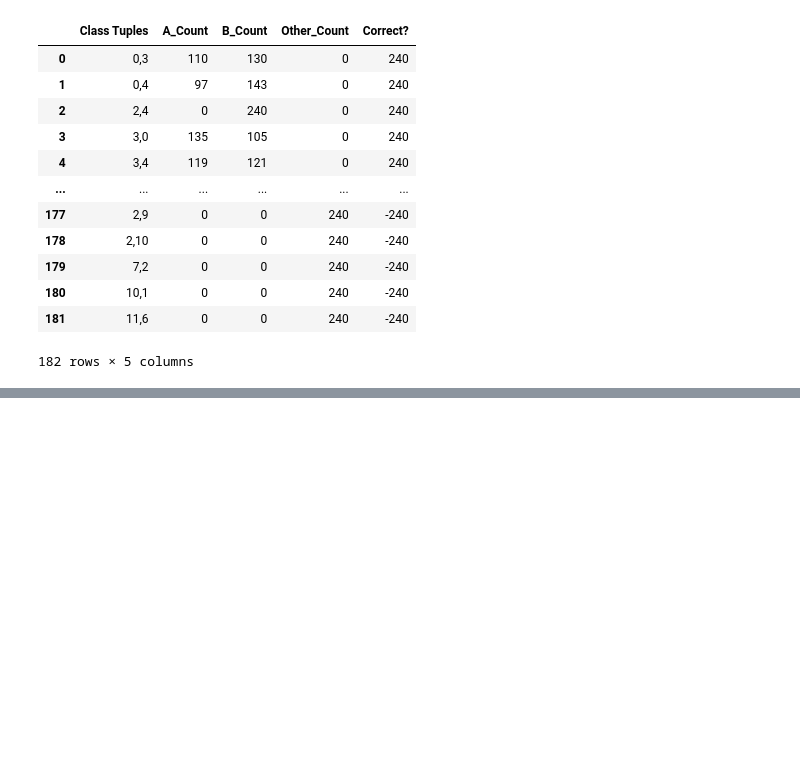
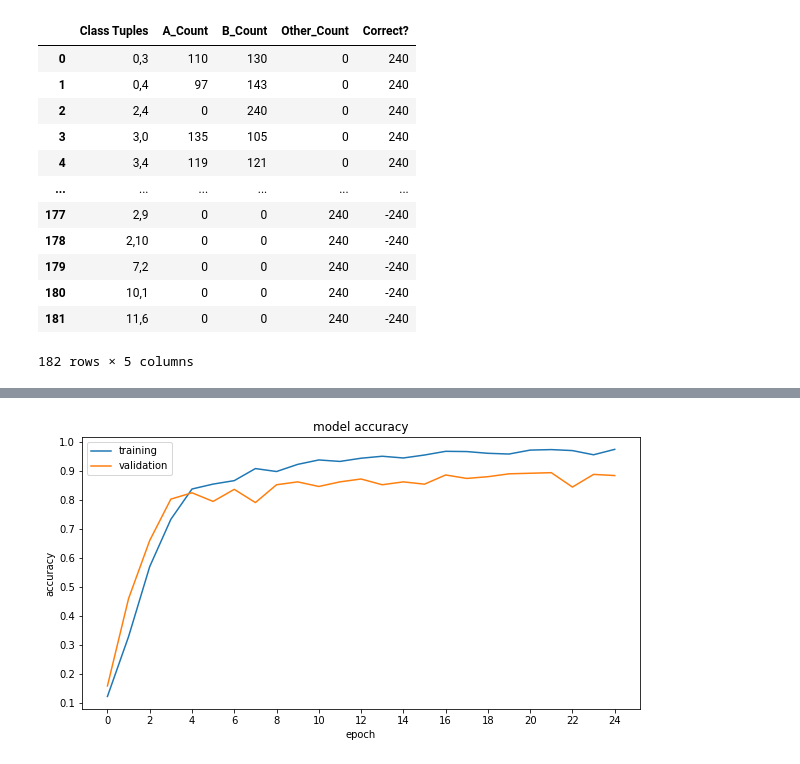
Before and after one commit to egesko/SideChannel-AdversarialAI, a Jupyter notebook: Tensorflow/Fit Normal to Data.ipynb, the cells around one changed output, grey strips where cells are left out. Cells and saved outputs as stored; diff of their text form; code cells hidden in the pictures; blank space fills up the shorter version.

Commit message:
Updated Fitting normal to VAE Latent Space

```diff
--- a/Tensorflow/Fit Normal to Data.ipynb
+++ b/Tensorflow/Fit Normal to Data.ipynb
@@ -68,0 +535,9 @@ for index, row in accuracy_df.iterrows():
+# %%
+NoiseToAdd[NoiseToAdd < 0] = 0
+finalXwNoise = finalX + 10*NoiseToAdd
+# %%
+
+minimum = np.amin(trainX)
+maximum = np.amax(trainX)
+
+trainX_normalized = (finalXwNoise-minimum)/(maximum-minimum)
@@ -68,0 +594,5 @@ for index, row in accuracy_df.iterrows():
+# %%
+
+model = my_model_sddec()
+
+model.summary()
@@ -68,0 +617,8 @@ for index, row in accuracy_df.iterrows():
+# %%
+model.compile(
+	loss=keras.losses.SparseCategoricalCrossentropy(),
+	optimizer=keras.optimizers.Adam(),
+	metrics=["accuracy"]
+)
+
+history = model.fit(trainX_normalized, trainY,validation_split = 0.3, batch_size=32, epochs=25, verbose=1)
@@ -68,0 +643,18 @@ for index, row in accuracy_df.iterrows():
+# %%
+fig = plt.figure(figsize=(10,5))
+
+
+#plotting
+
+plt.locator_params(axis="x", nbins=20)
+plt.locator_params(axis="y", nbins=10)
+
+plt.plot(history.history['accuracy'])
+plt.plot(history.history['val_accuracy'])
+plt.title('model accuracy')
+plt.ylabel('accuracy')
+plt.xlabel('epoch')
+plt.legend(['training','validation'], loc='upper left')
+fig.savefig('plot.png',dpi=200)
+# %% [output]
+[figure, added]
```
Also changed, not shown: parts of 22 cells of this notebook.
